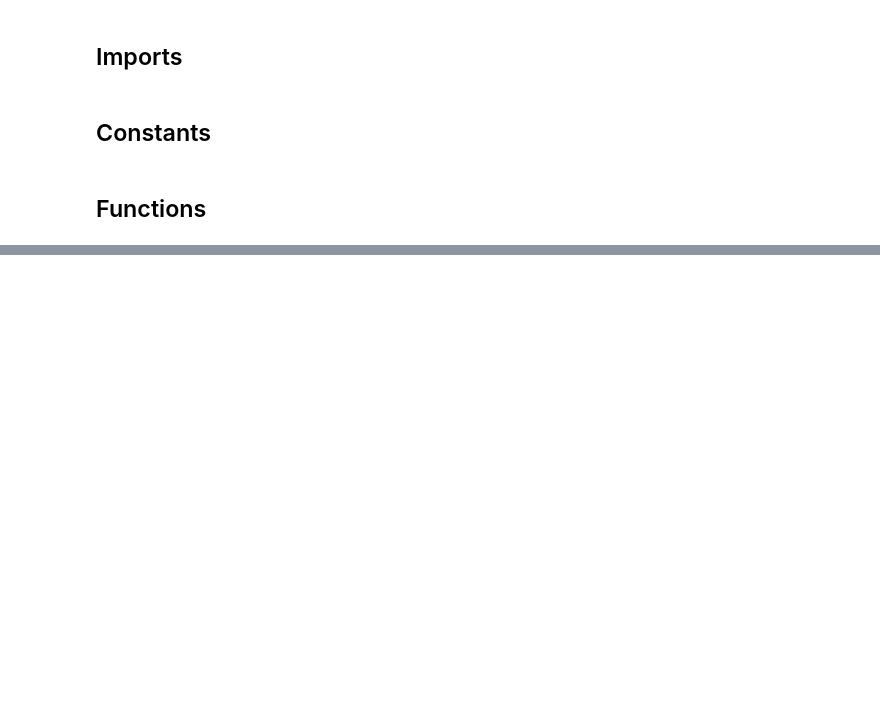
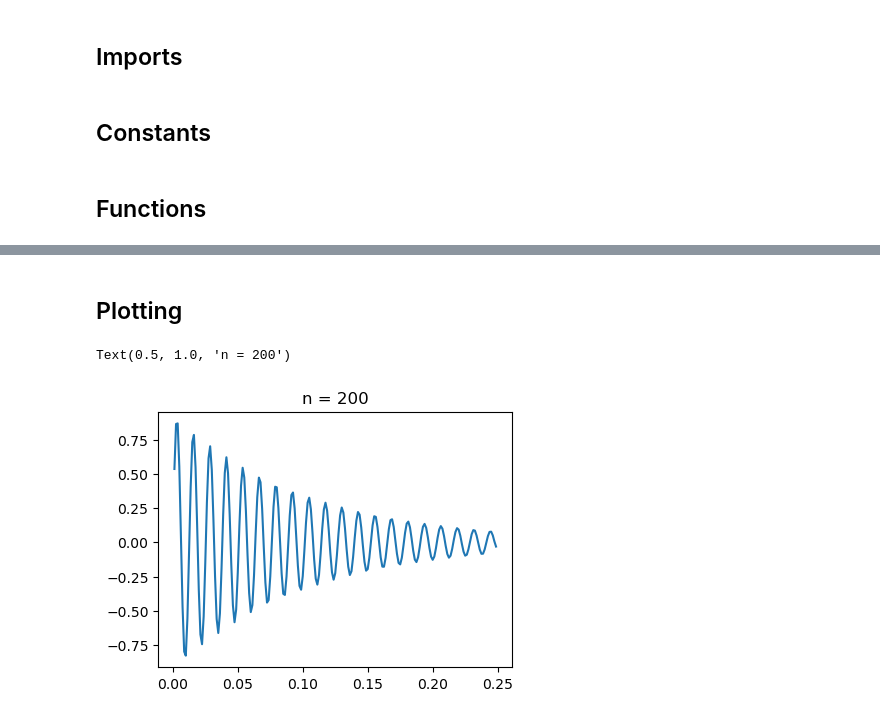
Before and after one commit to agesite2/AE320GP2, a Jupyter notebook: project2.ipynb, the cells around one changed output, grey strips where cells are left out. Saved outputs shown, nothing was run; the diff lists cells and outputs as text; code cells hidden in the pictures; blank space fills up the shorter version.

Commit message:
Version 2
Finished: estimation method
Next plans: true function plotting

```diff
--- a/project2.ipynb
+++ b/project2.ipynb
@@ -18,5 +18,13 @@ dt = 1000
 # %% [markdown]
 ## Functions
+# %%
+def u_e(l, x, t):
+    """
+    Returns the exact solution of the wave function (CURRENTLY WRONG)
+    """
+    lamb = l/2
+    w = c/lamb
+    return np.sin(2*np.pi/lamb*x - w*t) * np.exp(-10*x)
 # %%
 def A_matrix(a, b, n, dt):
     """
@@ -24,7 +32,6 @@ def A_matrix(a, b, n, dt):
     """
     x = np.linspace(a, b, n+1)
     dx = x[1] - x[0]
-
     cc = (c * dt / dx)**2
-    A = cc * (np.diag(np.ones(n-1), k=-1) + np.diag(-2*np.ones(n)) + np.diag(np.ones(n-1), k=1))
+    A = cc * (np.eye(n-1, k=-1) - 2*np.eye(n-1) + np.eye(n-1, k=1))
     return A
@@ -44,5 +38,5 @@ print(A_matrix(a, b, n, dt))
 # %%
-def ivp_trap(a, b, n, dt, T,  x):
+def ivp_trap(a, b, n, dt, T, u_0):
     """
     Returns the approximated solution matrix using the trapezoid method
     """
@@ -53,7 +47,9 @@ def ivp_trap(a, b, n, dt, T,  x):
         if i == 0:
             u[0] = u_0
         if i > 0:
-            denom = np.eye(A.shape[0]) - 0.5 * deltaT * A
-            numer = u[i-1] + 0.5*deltaT*A@u[i-1] # + 0.5*deltaT*func(x,time[i-1]) + 0.5*deltaT*func(x,time[i-1] + deltaT)
+            denom = np.eye(A.shape[0]) - 0.5 * dt * A
+            numer = u[i-1] + 0.5*dt*A@u[i-1]
             u[i] = np.linalg.solve(denom, numer)
+#             print("Denom", denom)
+#             print("Numer", numer)
     return u, time
@@ -61,0 +60,30 @@ print(ivp_trap(a, b, n, dt, T, x))
+# %% [markdown]
+## Plotting
+# %%
+# initializing lists
+x_list = []
+u_list = []
+ut_list = []
+err_list = []
+
+# filling lists
+x = np.linspace(a, b, n+1)[1:n]
+u_0 = u_e(l, x, 0)
+u, time = ivp_trap(a, b, n, dt, T, u_0)
+# ut = [u_e(l, x, time) for j in x]
+
+x_list.append(x)
+u_list.append(u[250])
+# ut_list.append(ut)
+# err_list.append(trap_error(u[500], ut))
+# %%
+# plots
+fig = plt.figure(figsize=(8, 6), tight_layout=True)
+
+ax1 = fig.add_subplot(221)
+ax1.plot(x_list[0], u_list[0])
+# ax1.plot(x_list, ut_list, label = "u true")
+ax1.set_title('n = 200')
+# %% [output]
+Text(0.5, 1.0, 'n = 200')
+[figure, added]
```
Also changed, not shown: parts of 5 cells of this notebook.
